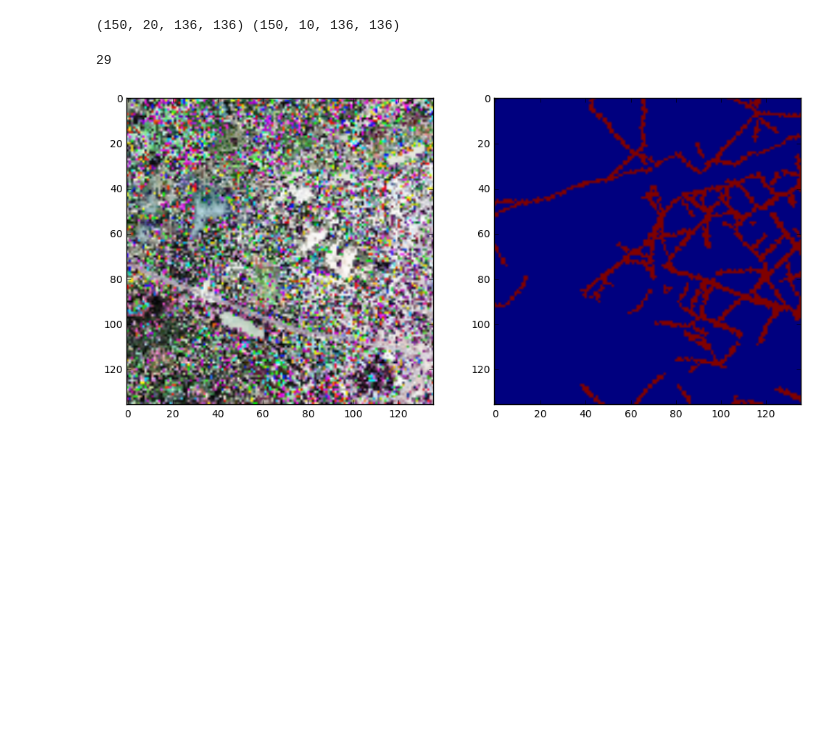
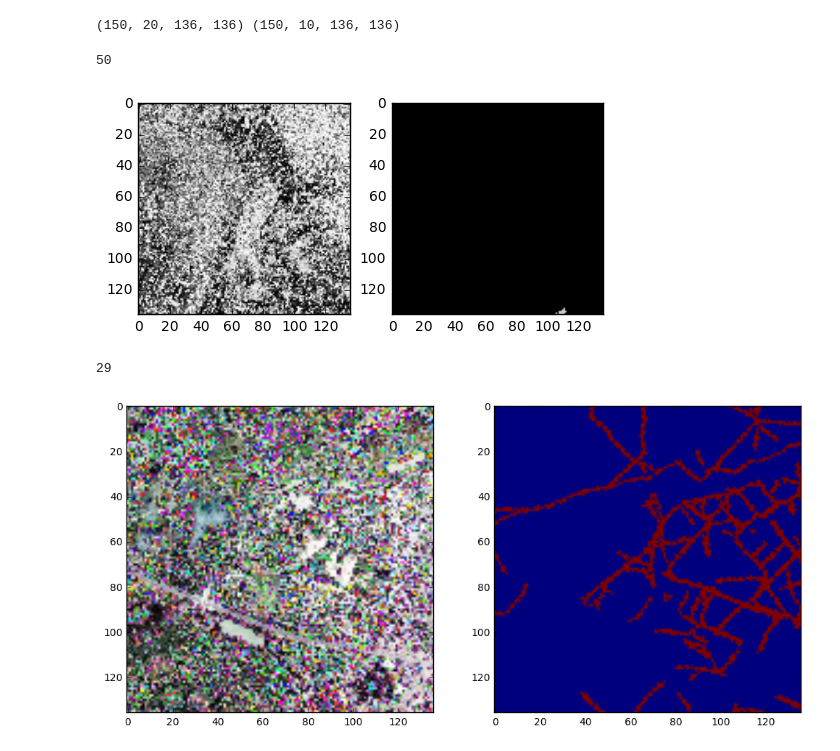
Before and after one commit to grantbey/kaggle-dstl, a Jupyter notebook: data-augmentation.ipynb, the cells around one changed output. Saved outputs shown, nothing was run; the diff lists cells and outputs as text; code cells hidden in the pictures; blank space fills up the shorter version.

```diff
--- a/data-augmentation.ipynb
+++ b/data-augmentation.ipynb
@@ -44,6 +43,26 @@ for i in range(125):
 print(x.shape,y.shape)
 # %% [output]
 (150, 20, 136, 136) (150, 10, 136, 136)
+# %%
+def plot_all(i,classType):
+    fig = plt.figure(figsize=(6,6))
+
+    ax1 = fig.add_subplot(121)
+    ax1.imshow(x[i,1,...],cmap='Greys')
+
+    ax2 = fig.add_subplot(122)
+    ax2.imshow(y[i,classType,...].astype(np.float32),cmap='spectral')
+
+    plt.show()
+#plot_all(2,2,classType,0.5)
+#push('PICTURES!','The plots are ready')
+# %%
+i = np.random.choice(range(50,75),1)[0]
+print(i)
+plot_all(i,3)
+# %% [output]
+50
+[figure, added]
 # %%
 from sklearn.utils import shuffle
 x,y = shuffle(x,y,random_state=13)
```
Also changed, not shown: parts of 1 cell of this notebook, 3 other files.
